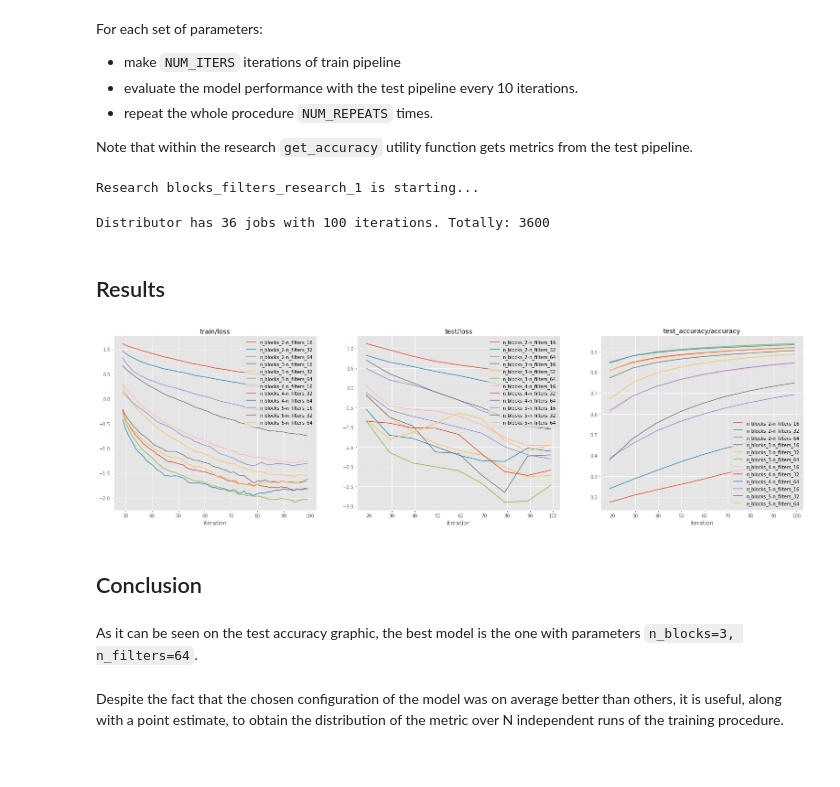
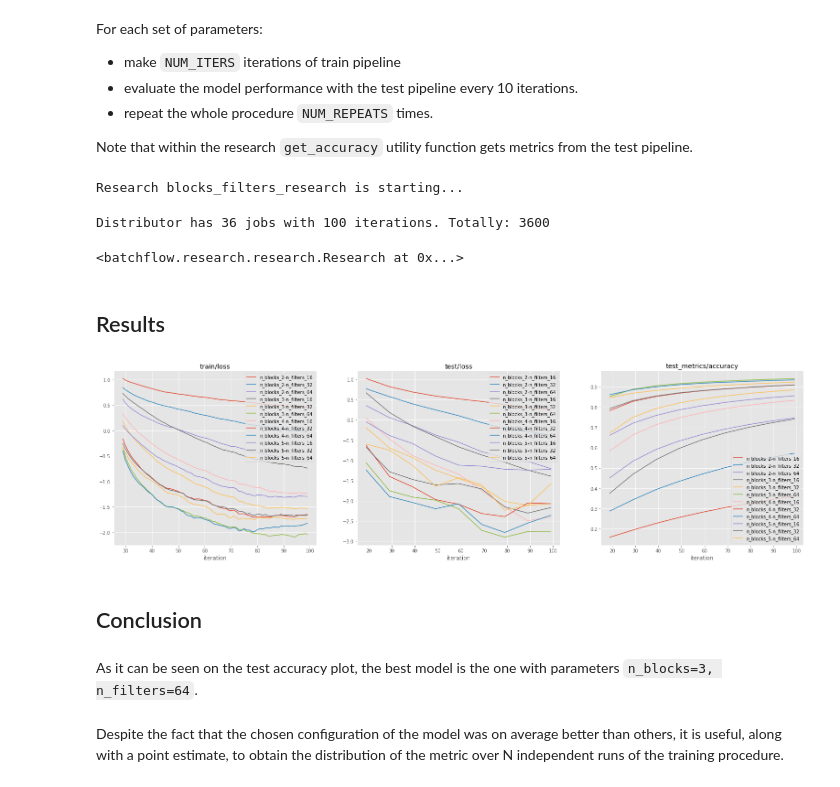
Before and after one commit to gazprom-neft/standards, a Jupyter notebook: model_description/classification_model/parameters_estimation.ipynb, the cells around one changed output. Saved outputs shown, nothing was run; the diff lists cells and outputs as text; code cells hidden in the pictures.

Commit message:
classification/parameters_estimation recalculated

```diff
--- a/model_description/classification_model/parameters_estimation.ipynb
+++ b/model_description/classification_model/parameters_estimation.ipynb
@@ -136,22 +135,23 @@ NUM_REPEATS = 3
 NUM_ITERS = 100
 research_name = 'blocks_filters_research'
 # %%
-research.run(n_reps=NUM_REPEATS, n_iters=NUM_ITERS, branches=1, name=research_name, bar=True)
+research.run(n_reps=NUM_REPEATS, n_iters=NUM_ITERS, branches=1, name=research_name, bar=True, workers=1, gpu=[4])
 # %% [output]
-Research blocks_filters_research_1 is starting...
+Research blocks_filters_research is starting...
 Distributor has 36 jobs with 100 iterations. Totally: 3600
+<batchflow.research.research.Research at 0x...>
 # %% [markdown]
 ## Results
 # %%
 data = Results(path=research_name).load(use_alias=True)
 show_research(data, average_repetitions=True, log_scale=[True, True, False],
-              layout=['train/loss', 'test/loss', 'test_accuracy/accuracy'],
+              layout=['train/loss', 'test/loss', 'test_metrics/accuracy'],
               rolling_window=[30, 2, 2])
 # %% [output]
-[figure, old version]
+[figure, new version]
 # %% [markdown]
 ## Conclusion
 # %% [markdown]
-As it can be seen on the test accuracy graphic, the best model is the one with parameters `n_blocks=3, n_filters=64`.
+As it can be seen on the test accuracy plot, the best model is the one with parameters `n_blocks=3, n_filters=64`.
 # %% [markdown]
 Despite the fact that the chosen configuration of the model was on average better than others, it is useful, along with a point estimate, to obtain the distribution of the metric over N independent runs of the training procedure.
```
Also changed, not shown: parts of 3 cells of this notebook.
